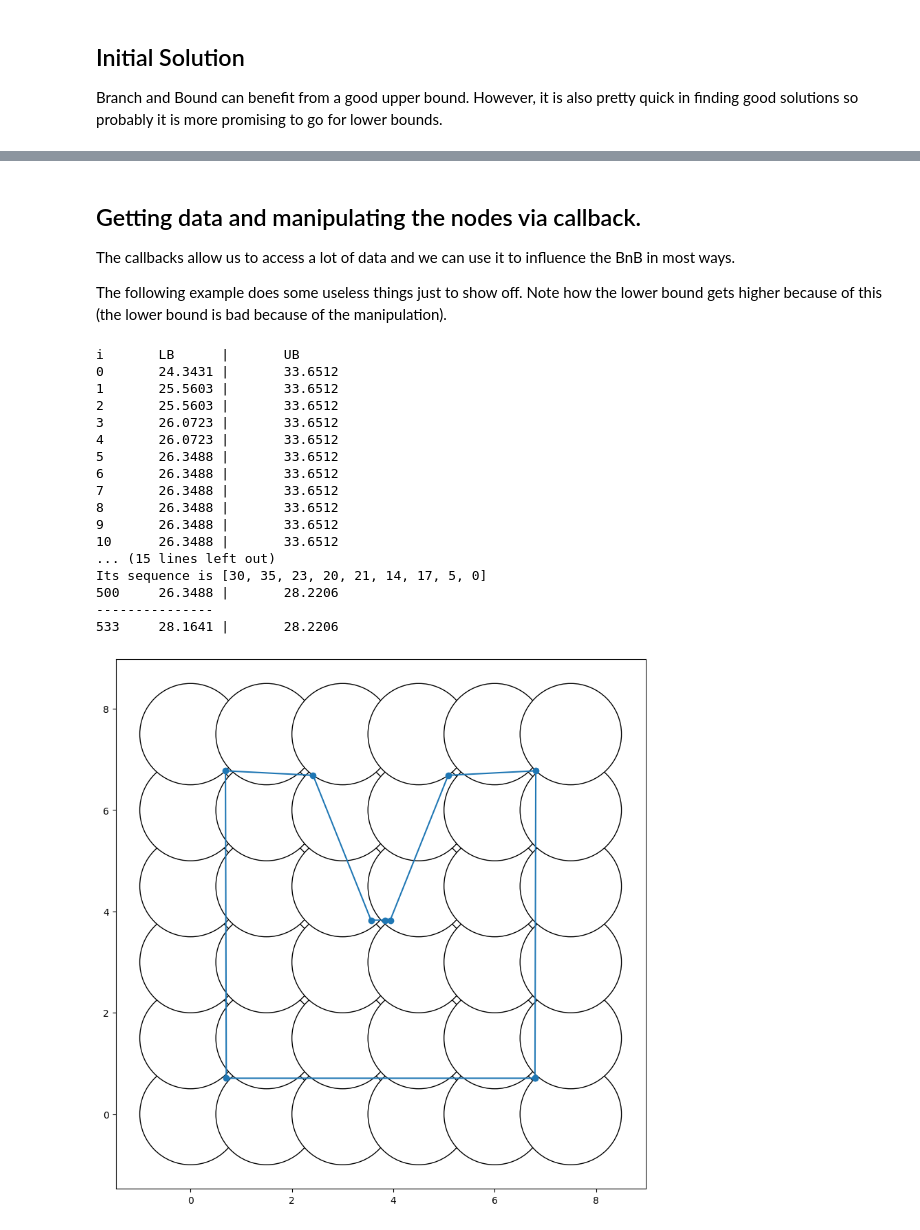
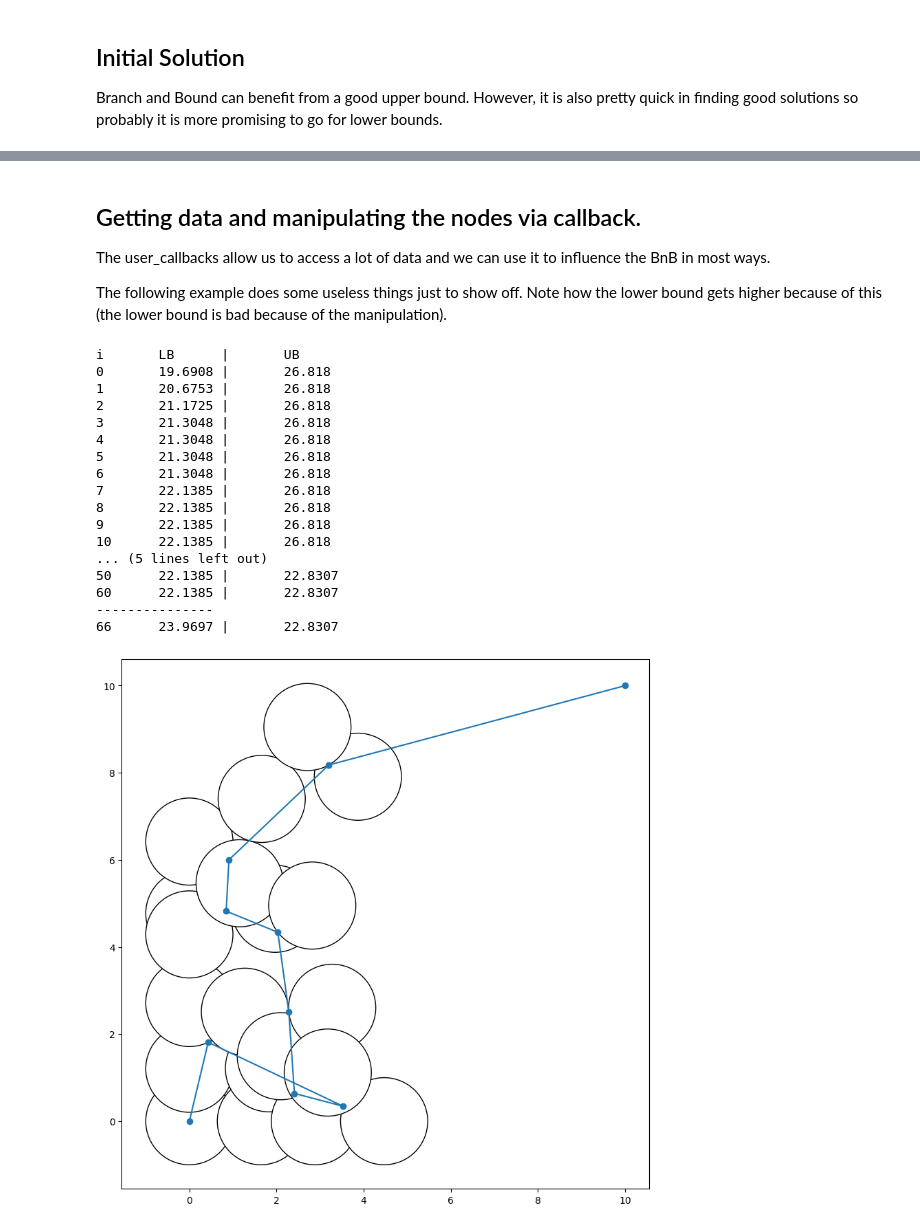
Before and after one commit to d-krupke/close-enough-tsp, a Jupyter notebook: pysrc/04_cpp_bnb.ipynb, the cells around one changed output, grey strips where cells are left out. Saved outputs shown, nothing was run; the diff lists cells and outputs as text; code cells hidden in the pictures.

Commit message:
improved callback

```diff
--- a/pysrc/04_cpp_bnb.ipynb
+++ b/pysrc/04_cpp_bnb.ipynb
@@ -8,12 +8,15 @@ The branch and bound is implemented in reasonably fast C++, while PyBind11 allow
 from cetsp.core import Circle, Instance, compute_tour_by_2opt, branch_and_bound, Point, plot_solution
 # %%
 # create a simple instance
-circles = [Circle(Point(x*1.5, y*1.5), 1) for x in range(6) for y in range(6)]
-instance = Instance(circles)
+
+import random
+circles = [Circle(Point(x*(1+random.random()), y*(1+random.random())), 1) for x in range(7) for y in range(7)]
+instance = Instance(circles[:20], Point(0,0), Point(10,10))
+instance_ = Instance(circles, Point(0,0), Point(10,10))
 # %% [markdown]
 ## Initial Solution
 
 Branch and Bound can benefit from a good upper bound. However, it is also pretty quick in finding good solutions so probably it is more promising to go for lower bounds.
 # %%
 # compute an initial solution via 2opt
-initial_solution = compute_tour_by_2opt(instance)
+initial_solution = compute_tour_by_2opt(instance_)
@@ -23,10 +23,15 @@ Academic license - for non-commercial use only - expires 2023-11-13
 # %%
-def cb(node, solution_pool):
-    if node.is_feasible(0.01):
-        ub = solution_pool.get_upper_bound()
+def cb(context):
+    if context.current_node.is_feasible():
+        traj = context.current_node.get_relaxed_solution()
+        for c in circles:
+            if not traj.distance(c) <= 0.01:
+                print("lazy add c")
+                context.add_lazy_circle(c)
+        ub = context.get_upper_bound()
         print(f"Found a new solution! The currently best solution has a value of {ub}.")
 
 timelimit = 60
-opt_solution = branch_and_bound(instance, cb , initial_solution, timelimit)
+opt_solution = branch_and_bound(instance, cb, initial_solution, timelimit)
 # %% [output]
 i       LB      |       UB
@@ -56,50 +61,50 @@ plot_solution(plt.gca(), instance, opt_solution)
 # %% [markdown]
 ## Getting data and manipulating the nodes via callback.
 
-The callbacks allow us to access a lot of data and we can use it to influence the BnB in most ways.
+The user_callbacks allow us to access a lot of data and we can use it to influence the BnB in most ways.
 
 The following example does some useless things just to show off. Note how the lower bound gets higher because of this (the lower bound is bad because of the manipulation).
 # %%
-def cb(node, solution_pool):
-    order = node.get_fixed_sequence()
-    if order[1]<order[2]:  # useless abort if order[1] has a lower index than order[2]
-        node.prune()
+def cb(context):
+    order = context.current_node.get_fixed_sequence()
+    if len(order)>3 and order[1]<order[2]:  # useless abort if order[1] has a lower index than order[2]
+        context.current_node.prune()
         return
 
-    if node.is_feasible(0.01):
-        ub = solution_pool.get_upper_bound()
-        obj = node.get_relaxed_solution().length()
+    if context.current_node.is_feasible():
+        ub = context.get_upper_bound()
+        obj = context.current_node.get_relaxed_solution().length()
         print(f"Found a new solution of value {obj}! The currently best solution has a value of {ub}.")
-        order = node.get_fixed_sequence()
+        order = context.current_node.get_fixed_sequence()
         print(f"Its sequence is {order}")
     else:
-        node.add_lower_bound(node.get_lower_bound()*1.05)  # increasing the lb by the relaxation by 5% (also a stupid idea)
+        context.current_node.add_lower_bound(context.current_node.get_lower_bound()*1.05)  # increasing the lb by the relaxation by 5% (also a stupid idea)
 
 
 timelimit = 60
-opt_solution = branch_and_bound(instance, cb , initial_solution, timelimit)
+opt_solution = branch_and_bound(instance_, cb , initial_solution, timelimit)
 # %% [output]
 i       LB      |       UB
-0       24.3431 |       33.6512
-1       25.5603 |       33.6512
-2       25.5603 |       33.6512
-3       26.0723 |       33.6512
-4       26.0723 |       33.6512
-5       26.3488 |       33.6512
-6       26.3488 |       33.6512
-7       26.3488 |       33.6512
-8       26.3488 |       33.6512
-9       26.3488 |       33.6512
-10      26.3488 |       33.6512
-... (15 lines left out)
-Its sequence is [30, 35, 23, 20, 21, 14, 17, 5, 0]
-500     26.3488 |       28.2206
+0       19.6908 |       26.818
+1       20.6753 |       26.818
+2       21.1725 |       26.818
+3       21.3048 |       26.818
+4       21.3048 |       26.818
+5       21.3048 |       26.818
+6       21.3048 |       26.818
+7       22.1385 |       26.818
+8       22.1385 |       26.818
+9       22.1385 |       26.818
+10      22.1385 |       26.818
+... (5 lines left out)
+50      22.1385 |       22.8307
+60      22.1385 |       22.8307
 ---------------
-533     28.1641 |       28.2206
+66      23.9697 |       22.8307
 # %%
 import matplotlib.pyplot as plt
 
 plt.figure(figsize=(10, 10))
-plot_solution(plt.gca(), instance, opt_solution)
+plot_solution(plt.gca(), instance_, opt_solution)
 # %% [output]
-[figure, old version]
+[figure, new version]
```
Also changed, not shown: parts of 4 cells of this notebook, 9 other files.
